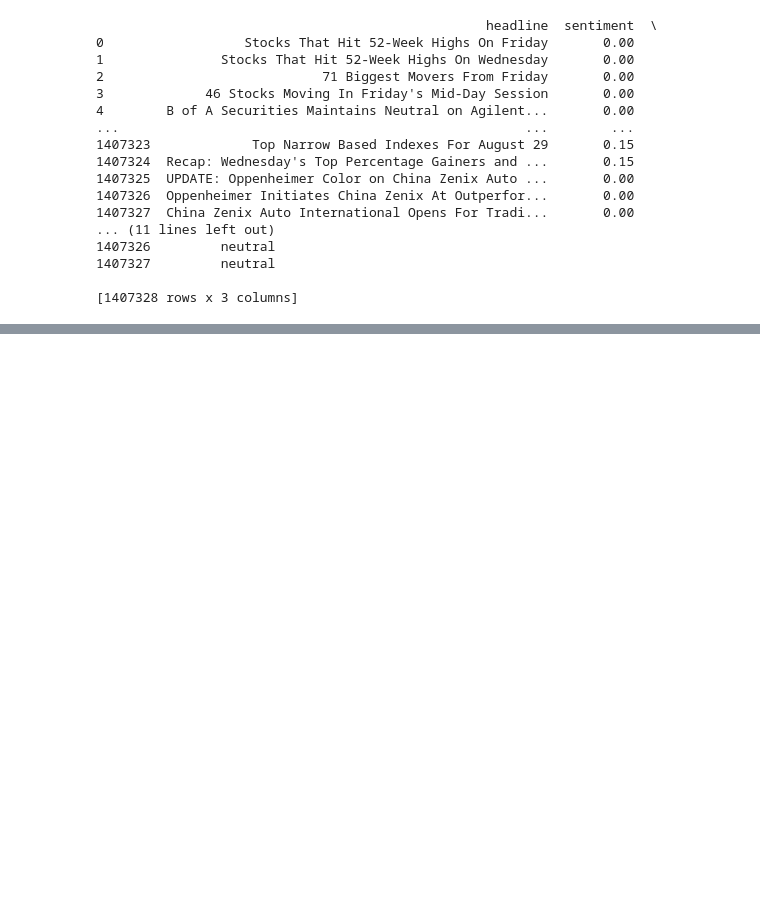
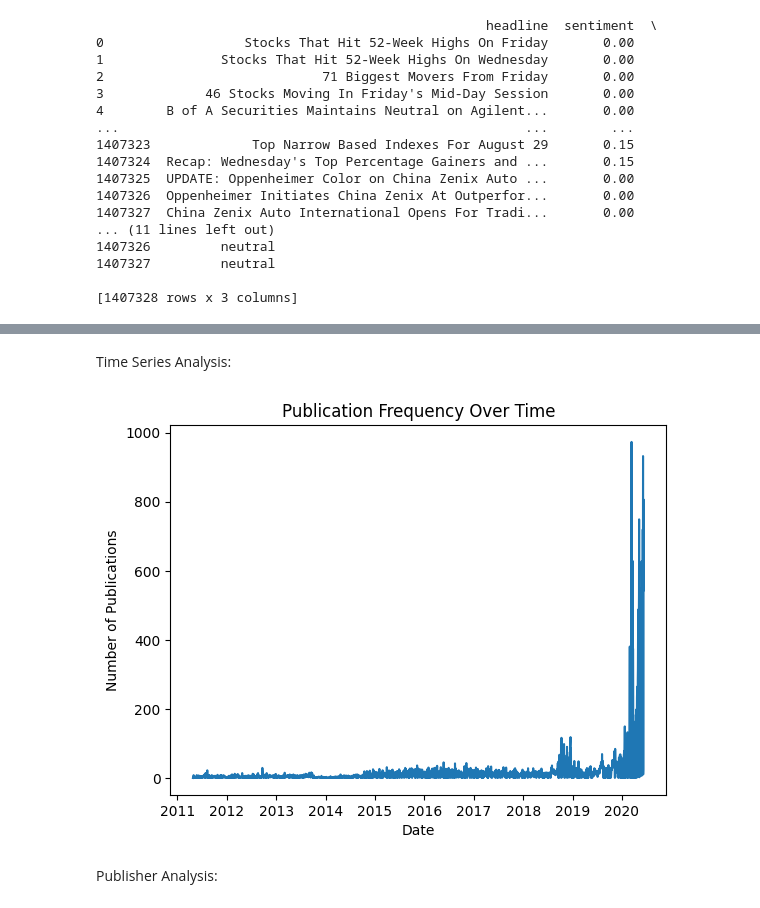
Before and after one commit to tesfayefekadu/kifiya_week_1, a Jupyter notebook: notebooks/Eda_analysis.ipynb, the cells around one changed output, grey strips where cells are left out. Saved outputs shown, nothing was run; the diff lists cells and outputs as text; code cells hidden in the pictures; blank space fills up the shorter version.

Commit message:
graph add for eda

```diff
--- a/notebooks/Eda_analysis.ipynb
+++ b/notebooks/Eda_analysis.ipynb
@@ -134,0 +132,12 @@ ValueError: numpy.dtype size changed, may indicate binary incompatibility. Expec
+# %%
+import nltk
+
+# Download the VADER lexicon
+nltk.download('vader_lexicon')
+
+from nltk.sentiment import SentimentIntensityAnalyzer
+
+sia = SentimentIntensityAnalyzer()
+data['sentiment'] = data['headline'].apply(lambda x: sia.polarity_scores(x)['compound'])
+data['sentiment_label'] = data['sentiment'].apply(lambda x: 'Positive' if x > 0 else ('Negative' if x < 0 else 'Neutral'))
+print(data[['date', 'headline', 'sentiment_label']].head())
@@ -134,0 +178,16 @@ ValueError: numpy.dtype size changed, may indicate binary incompatibility. Expec
+# %%
+from nltk.corpus import stopwords
+from nltk.tokenize import word_tokenize
+
+# Define stop words
+stop_words = set(stopwords.words('english'))
+
+# Tokenization and stopword removal
+def preprocess(text):
+    tokens = word_tokenize(text.lower())  # Convert to lower case and tokenize
+    tokens = [word for word in tokens if word.isalnum()]  # Remove punctuation
+    tokens = [word for word in tokens if word not in stop_words]  # Remove stopwords
+    return tokens
+
+# Apply preprocessing to the headlines
+data['tokens'] = data['headline'].apply(preprocess)
@@ -134,0 +222,23 @@ ValueError: numpy.dtype size changed, may indicate binary incompatibility. Expec
+# %% [markdown]
+Time Series Analysis:
+# %%
+data['year'] = data['date'].dt.year
+data['month'] = data['date'].dt.month
+data['day'] = data['date'].dt.day
+data['hour'] = data['date'].dt.hour
+data['minute'] = data['date'].dt.minute
+data['weekday'] = data['date'].dt.weekday  # Monday=0, Sunday=6
+
+# Group by date to count publications per day
+daily_counts = data.groupby(data['date'].dt.date).size()
+
+# Plot the publication frequency over time
+sns.lineplot(x=daily_counts.index, y=daily_counts.values)
+plt.title('Publication Frequency Over Time')
+plt.xlabel('Date')
+plt.ylabel('Number of Publications')
+plt.show()
+# %% [output]
+[figure, added]
+# %% [markdown]
+Publisher Analysis:
```
Also changed, not shown: parts of 9 cells of this notebook.
